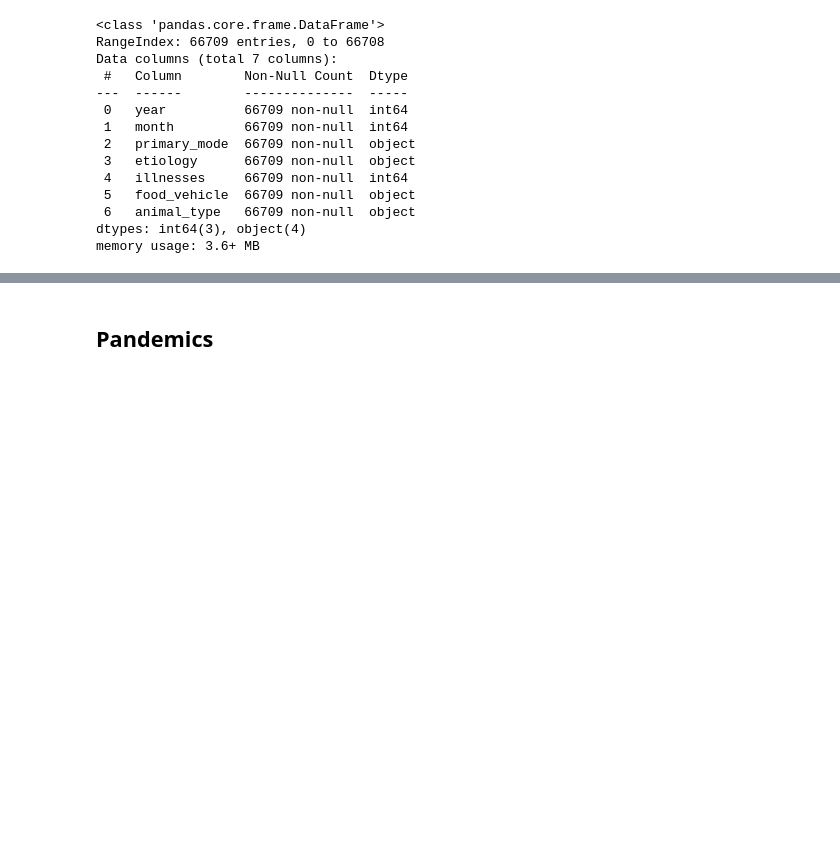
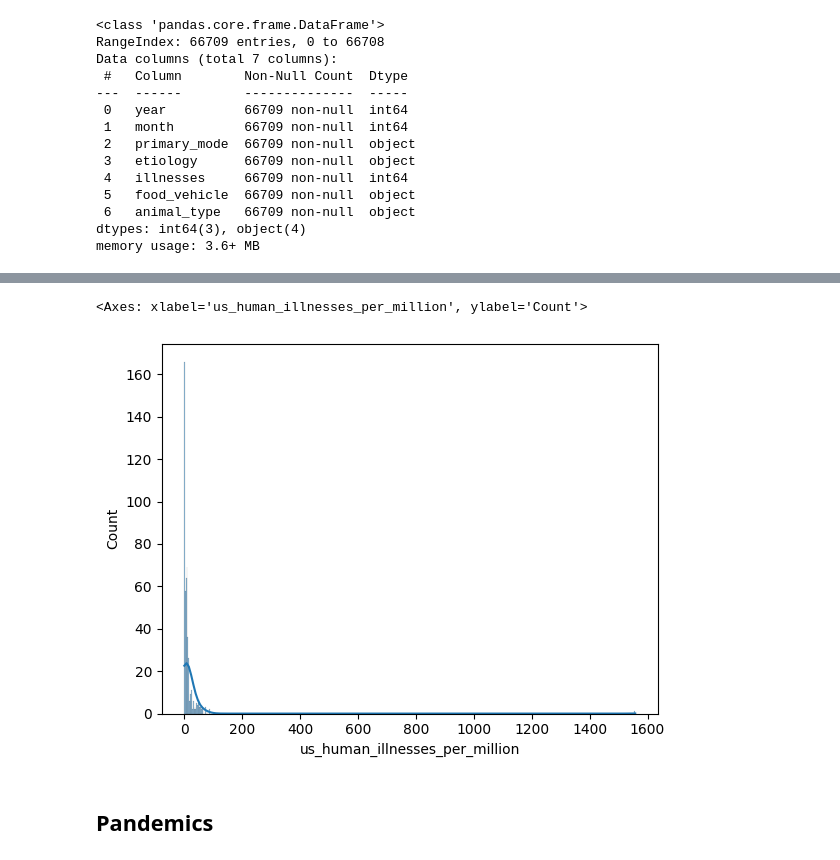
Before and after one commit to sahn1998/egg-price-prediction, a Jupyter notebook: DSP2_DataCleaning_EDA.ipynb, the cells around one changed output, grey strips where cells are left out. Cells and saved outputs as stored; diff of their text form; code cells hidden in the pictures; blank space fills up the shorter version.

```diff
--- a/DSP2_DataCleaning_EDA.ipynb
+++ b/DSP2_DataCleaning_EDA.ipynb
@@ -217,0 +172,8 @@ df_us_outbreaks_grouped = df_us_outbreaks.groupby('date', as_index=False).agg(
+# %%
+df_us_outbreaks_grouped = df_us_outbreaks_grouped.merge(df_us_population, on='date', how='left')
+# %%
+df_us_outbreaks_grouped = df_us_outbreaks_grouped.loc[df_us_outbreaks_grouped['date'] > '1980-01']
+# %%
+df_us_outbreaks_grouped['population_million'] = df_us_outbreaks_grouped['population_million'].fillna(method='bfill')
+# %%
+df_us_outbreaks_grouped['us_human_illnesses_per_million'] = df_us_outbreaks_grouped['us_human_illnesses_cnt']/df_us_outbreaks_grouped['population_million']
@@ -218,3 +202,8 @@ df_us_outbreaks_grouped = df_us_outbreaks.groupby('date', as_index=False).agg(
+# %%
+sns.histplot(df_us_outbreaks_grouped, x='us_human_illnesses_per_million', kde=True)
+# %% [output]
+<Axes: xlabel='us_human_illnesses_per_million', ylabel='Count'>
+[figure, added]
 # %% [markdown]
 ## Pandemics
 # %% [markdown]
```
Also changed, not shown: parts of 18 cells of this notebook.
